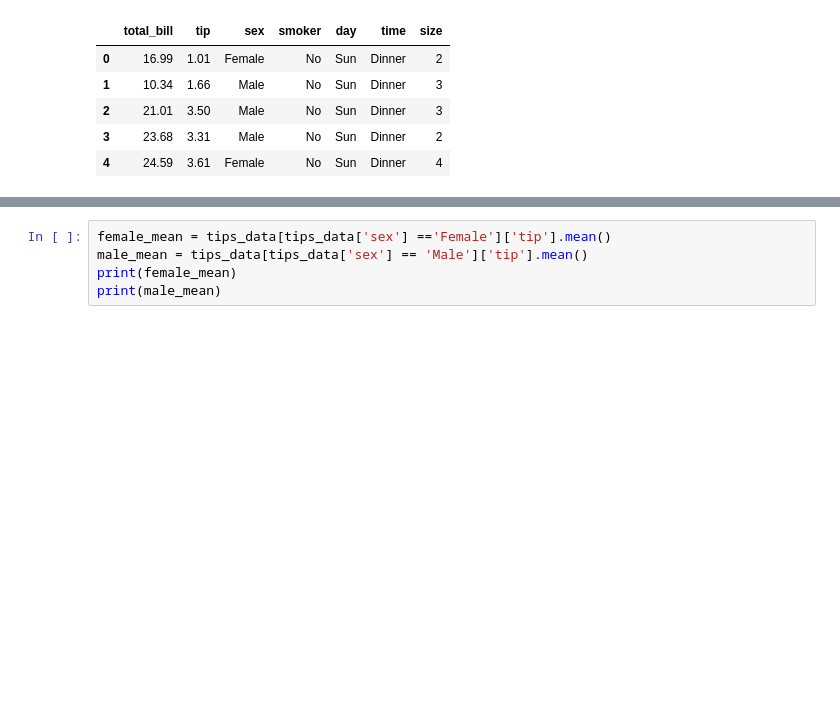
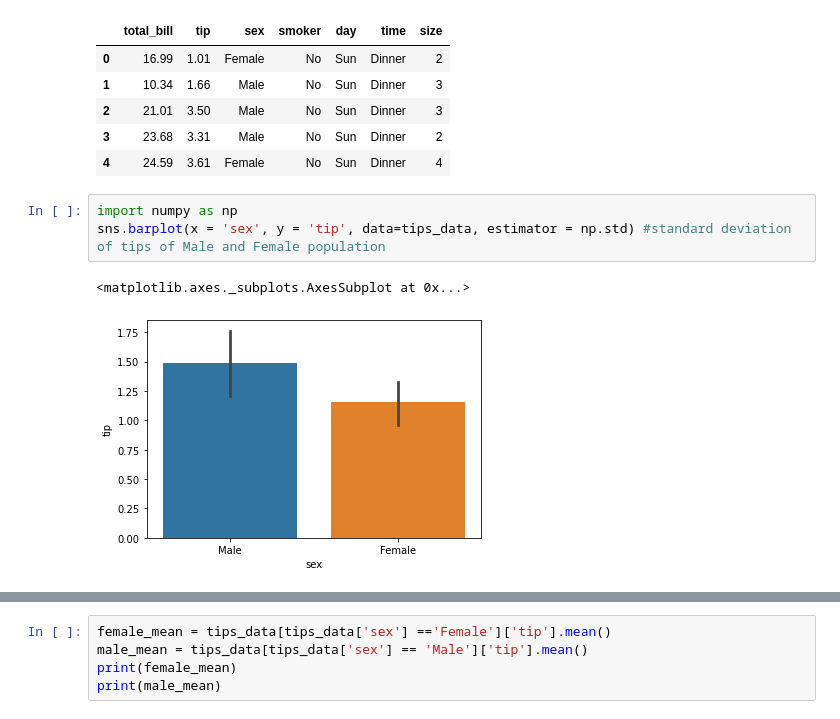
Before and after one commit to anushka-code/Coding-Blocks-ML-DL-, a Jupyter notebook: Data_Visualisation.ipynb, the cells around one changed output, grey strips where cells are left out. Saved outputs shown, nothing was run; the diff lists cells and outputs as text; blank space fills up the shorter version.

```diff
--- a/Data_Visualisation.ipynb
+++ b/Data_Visualisation.ipynb
@@ -202,4 +202,10 @@ tips_data.head(5)
 | 2 | 21.01 | 3.50 | Male | No | Sun | Dinner | 3 |
 | 3 | 23.68 | 3.31 | Male | No | Sun | Dinner | 2 |
 | 4 | 24.59 | 3.61 | Female | No | Sun | Dinner | 4 |
+# %%
+import numpy as np
+sns.barplot(x = 'sex', y = 'tip', data=tips_data, estimator = np.std) #standard deviation of tips of Male and Female population
+# %% [output]
+<matplotlib.axes._subplots.AxesSubplot at 0x...>
+[figure, added]
 # %%
```
Also changed, not shown: parts of 10 cells of this notebook.
